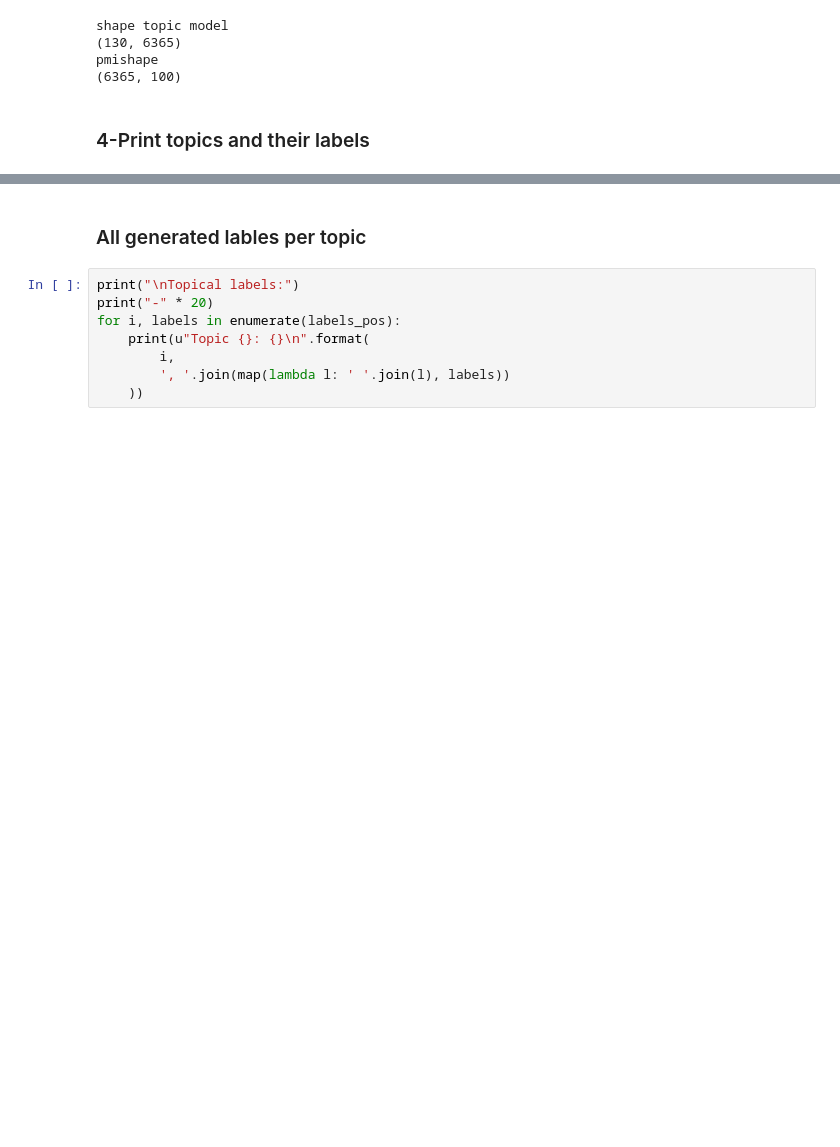
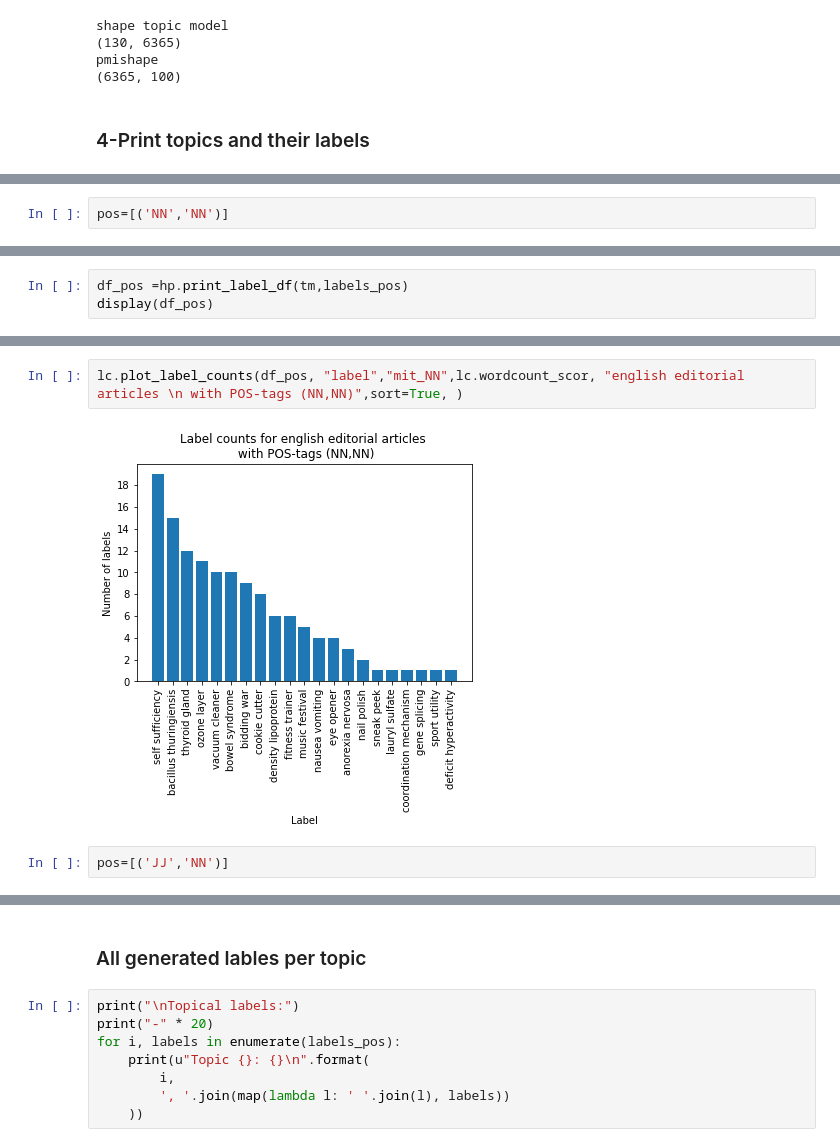
Before and after one commit to ga65duy/Topic-Modeling, a Jupyter notebook: notebooks/automatic_topic_labeling_withPosTaggs/ATL_English_Editorial_lda.ipynb, the cells around one changed output, grey strips where cells are left out. Drawn from its saved outputs; the diff is of its cells as text; blank space fills up the shorter version.

```diff
--- a/notebooks/automatic_topic_labeling_withPosTaggs/ATL_English_Editorial_lda.ipynb
+++ b/notebooks/automatic_topic_labeling_withPosTaggs/ATL_English_Editorial_lda.ipynb
@@ -56,0 +69,2 @@ display(hp.print_label_df(tm,labels_pos))
+# %%
+pos=[('NN','NN')]
@@ -56,0 +78,3 @@ display(hp.print_label_df(tm,labels_pos))
+# %%
+df_pos =hp.print_label_df(tm,labels_pos)
+display(df_pos)
@@ -56,0 +99,6 @@ display(hp.print_label_df(tm,labels_pos))
+# %%
+lc.plot_label_counts(df_pos, "label","mit_NN",lc.wordcount_scor, "english editorial articles \n with POS-tags (NN,NN)",sort=True, )
+# %% [output]
+[figure, added]
+# %%
+pos=[('JJ','NN')]
```
Also changed, not shown: parts of 16 cells of this notebook, 9 other files.
